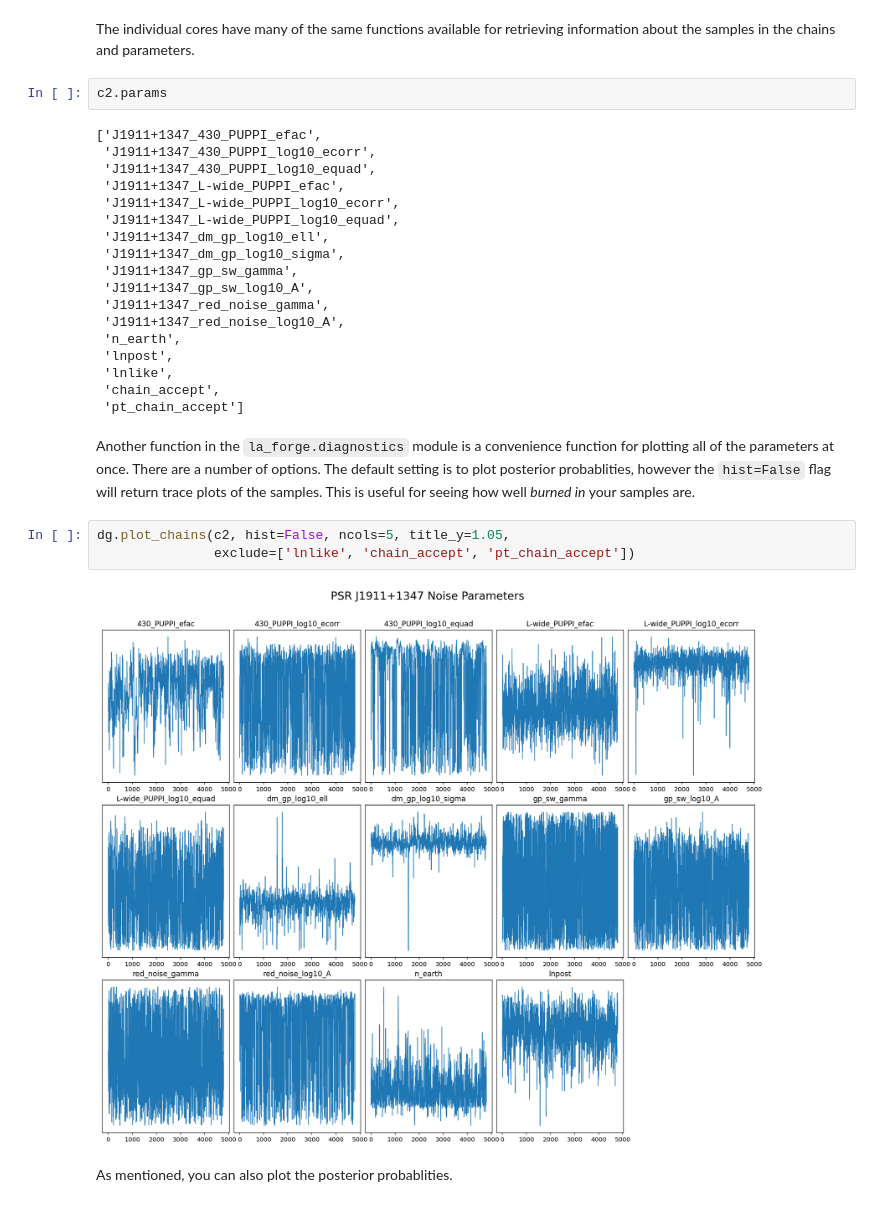
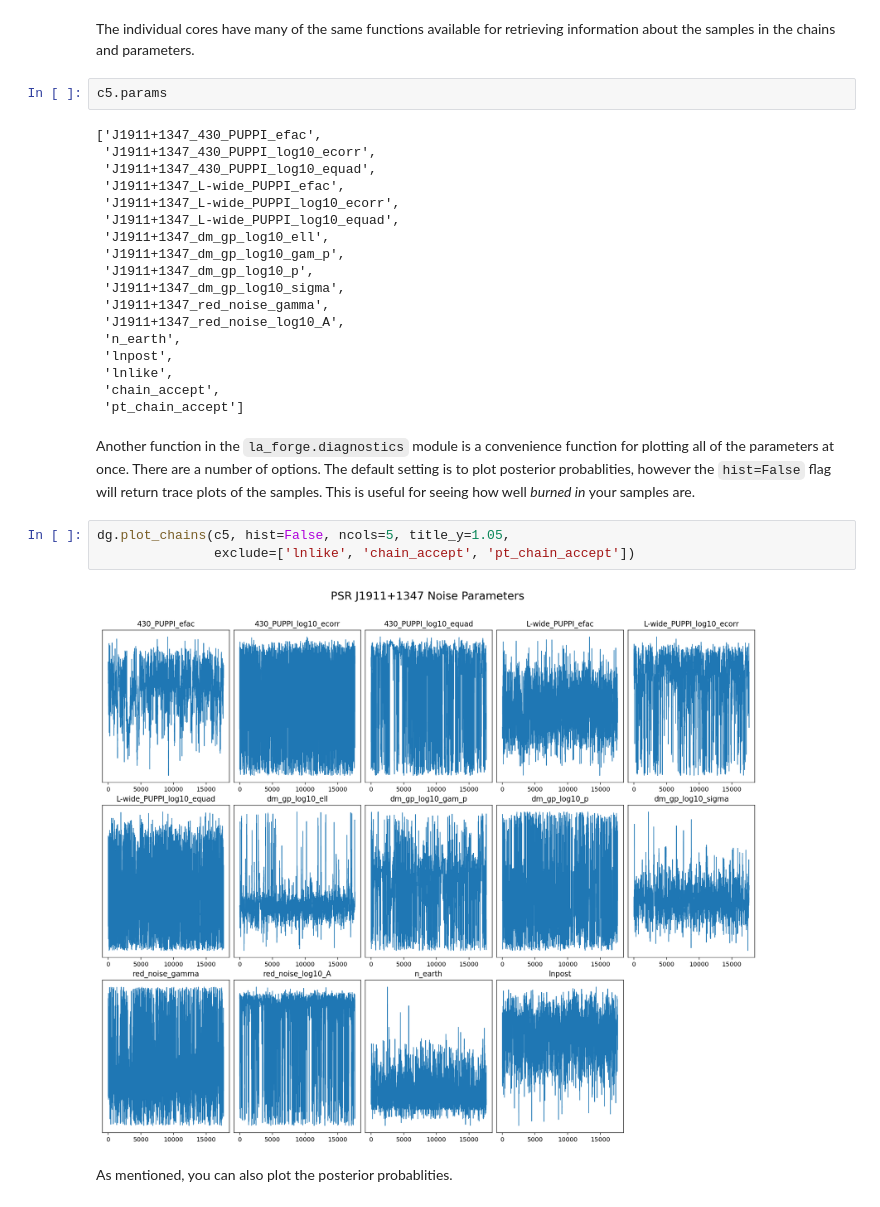
Before and after one commit to Hazboun6/noise_model_selection, a Jupyter notebook: chain_visualization.ipynb, the cells around one changed output. Drawn from its saved outputs; the diff is of its cells as text.

```diff
--- a/chain_visualization.ipynb
+++ b/chain_visualization.ipynb
@@ -121,7 +121,7 @@ c5=cH.model_core(5)
 # %% [markdown]
 The individual cores have many of the same functions available for retrieving information about the samples in the chains and parameters.
 # %%
-c2.params
+c5.params
 # %% [output]
 ['J1911+1347_430_PUPPI_efac',
  'J1911+1347_430_PUPPI_log10_ecorr',
@@ -130,9 +130,9 @@ c2.params
  'J1911+1347_L-wide_PUPPI_log10_ecorr',
  'J1911+1347_L-wide_PUPPI_log10_equad',
  'J1911+1347_dm_gp_log10_ell',
+ 'J1911+1347_dm_gp_log10_gam_p',
+ 'J1911+1347_dm_gp_log10_p',
  'J1911+1347_dm_gp_log10_sigma',
- 'J1911+1347_gp_sw_gamma',
- 'J1911+1347_gp_sw_log10_A',
  'J1911+1347_red_noise_gamma',
  'J1911+1347_red_noise_log10_A',
  'n_earth',
@@ -143,10 +143,10 @@ c2.params
 # %% [markdown]
 Another function in the `la_forge.diagnostics` module is a convenience function for plotting all of the parameters at once. There are a number of options. The default setting is to plot posterior probablities, however the `hist=False` flag will return trace plots of the samples. This is useful for seeing how well *burned in* your samples are.
 # %%
-dg.plot_chains(c2, hist=False, ncols=5, title_y=1.05,
+dg.plot_chains(c5, hist=False, ncols=5, title_y=1.05,
                exclude=['lnlike', 'chain_accept', 'pt_chain_accept'])
 # %% [output]
-[figure, old version]
+[figure, new version]
 # %% [markdown]
 As mentioned, you can also plot the posterior probablities.
 # %%
```
Also changed, not shown: parts of 46 cells of this notebook.
